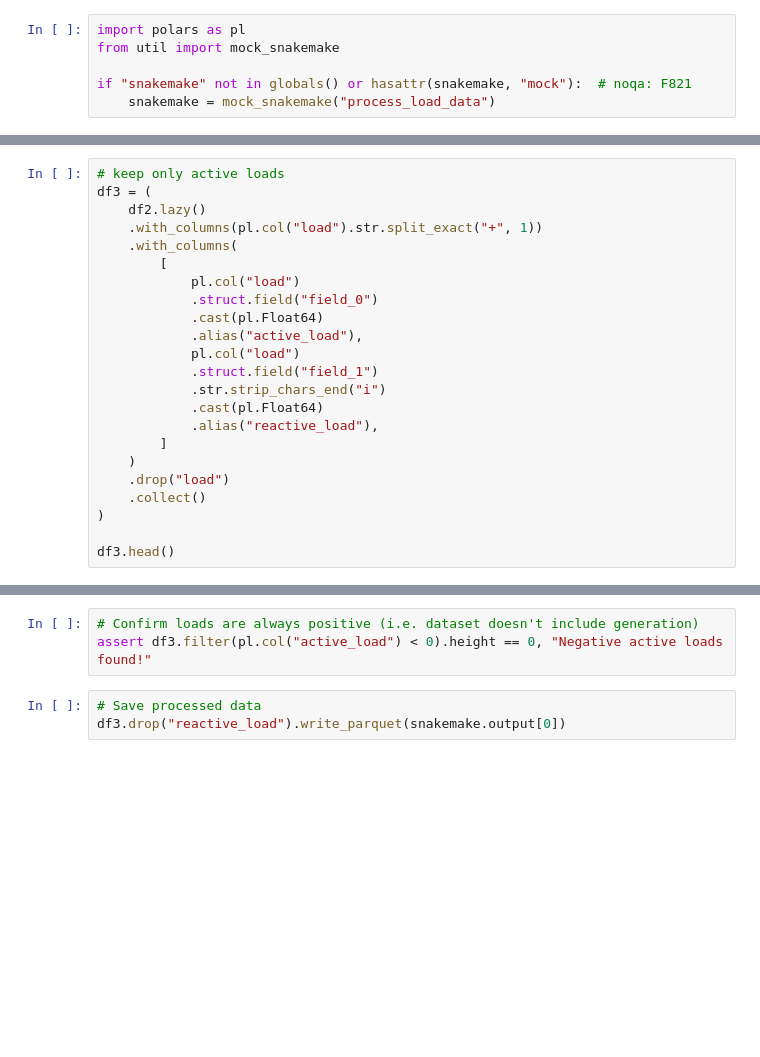
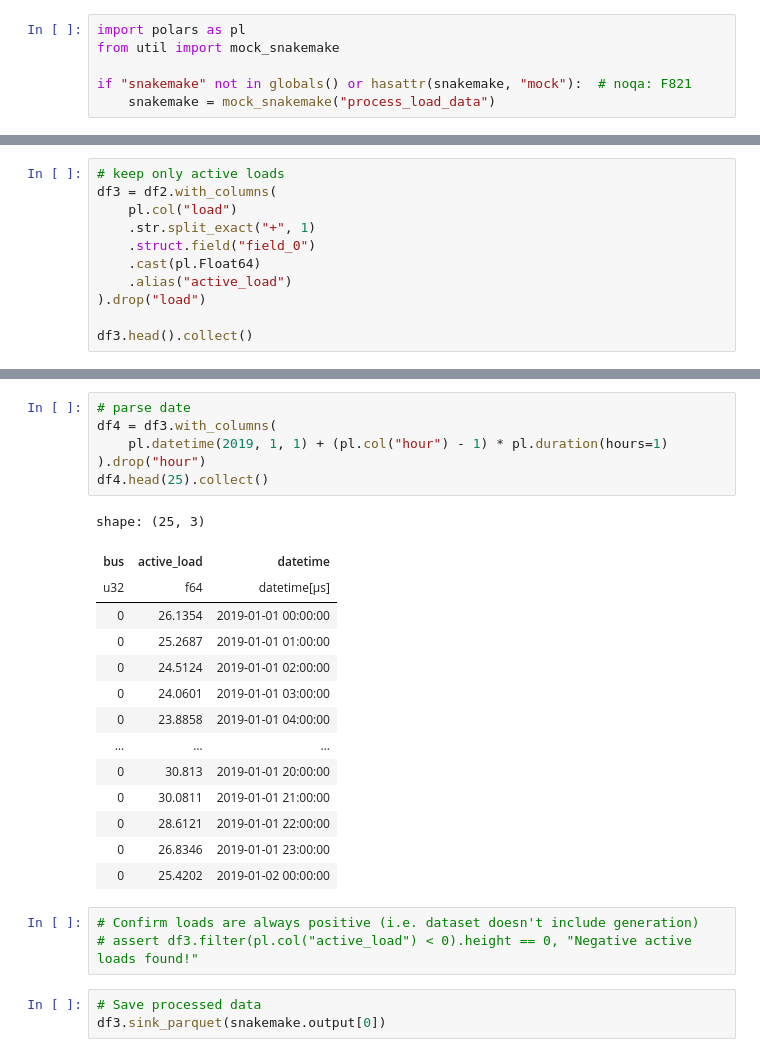
Before and after one commit to Bravos-Power/pyoframe, a Jupyter notebook: benchmarks/energy_model/scripts/process_load_data.py.ipynb, the cells around one changed output, grey strips where cells are left out. Cells and saved outputs as stored; diff of their text form; blank space fills up the shorter version.

```diff
--- a/benchmarks/energy_model/scripts/process_load_data.ipynb
+++ b/benchmarks/energy_model/scripts/process_load_data.py.ipynb
@@ -39,24 +47,12 @@ shape: (5, 3)
 # %%
 # keep only active loads
-df3 = (
-    df2.lazy()
-    .with_columns(pl.col("load").str.split_exact("+", 1))
-    .with_columns(
-        [
-            pl.col("load")
-            .struct.field("field_0")
-            .cast(pl.Float64)
-            .alias("active_load"),
-            pl.col("load")
-            .struct.field("field_1")
-            .str.strip_chars_end("i")
-            .cast(pl.Float64)
-            .alias("reactive_load"),
-        ]
-    )
-    .drop("load")
-    .collect()
-)
+df3 = df2.with_columns(
+    pl.col("load")
+    .str.split_exact("+", 1)
+    .struct.field("field_0")
+    .cast(pl.Float64)
+    .alias("active_load")
+).drop("load")
 
-df3.head()
+df3.head().collect()
 # %% [output]
@@ -65,6 +67,27 @@ Error:
+# %%
+# parse date
+df4 = df3.with_columns(
+    pl.datetime(2019, 1, 1) + (pl.col("hour") - 1) * pl.duration(hours=1)
+).drop("hour")
+df4.head(25).collect()
+# %% [output]
+shape: (25, 3)
+| bus | active_load | datetime |
+| u32 | f64 | datetime[μs] |
+| 0 | 26.1354 | 2019-01-01 00:00:00 |
+| 0 | 25.2687 | 2019-01-01 01:00:00 |
+| 0 | 24.5124 | 2019-01-01 02:00:00 |
+| 0 | 24.0601 | 2019-01-01 03:00:00 |
+| 0 | 23.8858 | 2019-01-01 04:00:00 |
+| … | … | … |
+| 0 | 30.813 | 2019-01-01 20:00:00 |
+| 0 | 30.0811 | 2019-01-01 21:00:00 |
+| 0 | 28.6121 | 2019-01-01 22:00:00 |
+| 0 | 26.8346 | 2019-01-01 23:00:00 |
+| 0 | 25.4202 | 2019-01-02 00:00:00 |
 # %%
 # Confirm loads are always positive (i.e. dataset doesn't include generation)
-assert df3.filter(pl.col("active_load") < 0).height == 0, "Negative active loads found!"
+# assert df3.filter(pl.col("active_load") < 0).height == 0, "Negative active loads found!"
 # %%
 # Save processed data
-df3.drop("reactive_load").write_parquet(snakemake.output[0])
+df3.sink_parquet(snakemake.output[0])
```
Also changed, not shown: parts of 4 cells of this notebook, 4 other files.
